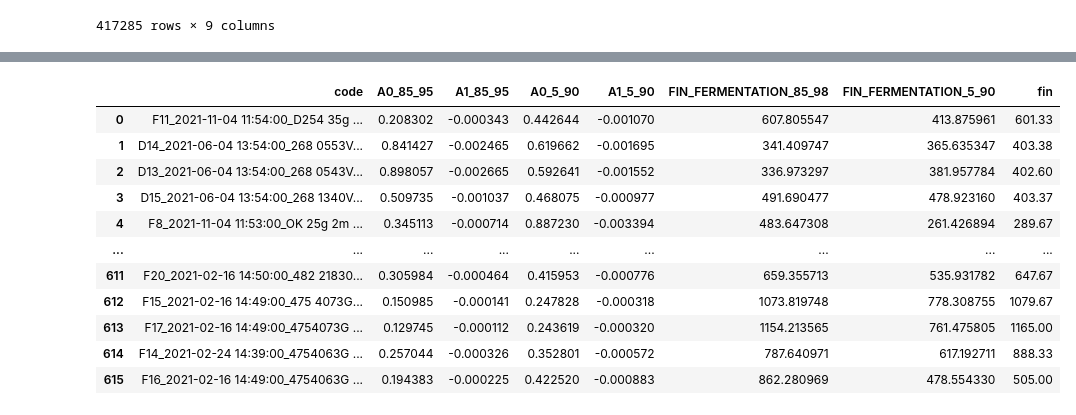
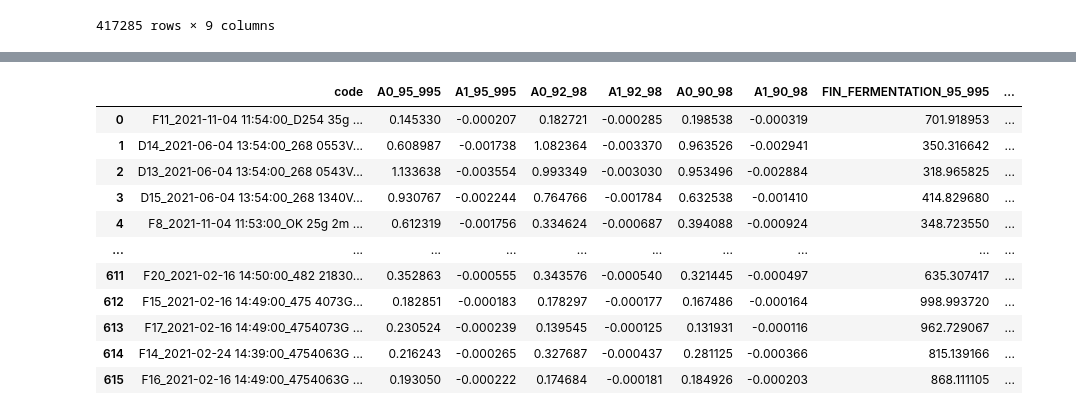
Before and after one commit to bigirimanainnocent12/Code, a Jupyter notebook: Fin_FERMA.ipynb, the cells around one changed output, grey strips where cells are left out. Saved outputs shown, nothing was run; the diff lists cells and outputs as text; code cells hidden in the pictures.

```diff
--- a/Fin_FERMA.ipynb
+++ b/Fin_FERMA.ipynb
@@ -56,9 +56,10 @@ for code in df['Code'].unique():
 
 DF = pd.DataFrame(resultats)
 # %%
-DF['Maxco2_85']=DF['max_co2']*0.85
-DF['Maxco2_98']=DF['max_co2']*0.97
-DF['Maxco2_5']=DF['max_co2']*0.5
-DF['Maxco2_90']=DF['max_co2']*0.9
+DF['Maxco2_95']=DF['max_co2']*0.95
+DF['Maxco2_98']=DF['max_co2']*0.98
+DF['Maxco2_92']=DF['max_co2']*0.92
+DF['Maxco2_995']=DF['max_co2']*0.995
+DF['Maxco2_90']=DF['max_co2']*0.90
 DF
 # %% [output]
@@ -78,49 +120,68 @@ DF
 # %%
 
 import statsmodels.formula.api as sm
 resul=[]
 for code in df['Code'].unique():
   data = df[df["Code"] == code]
   # Get the values as a single value instead of a Series
-  maxco2_90_value_85 = DF[DF["Code"] == code]["Maxco2_90"].iloc[0]
-  maxco2_95_value_98 = DF[DF["Code"] == code]["Maxco2_98"].iloc[0]
+  maxco2_value_95 = DF[DF["Code"] == code]["Maxco2_95"].iloc[0]
+  maxco2_value_995 = DF[DF["Code"] == code]["Maxco2_995"].iloc[0]
   #Now we compare using the single values instead of Series
-  datafil_85_98=data[(data['CO2'] >= maxco2_90_value_85) & (data['CO2'] <= maxco2_95_value_98)]
-  modele_85_98=sm.ols('V ~ Temps',data=datafil_85_98).fit()
-  A0_85_98=modele_85_98.params.Intercept
-  A1_85_98=modele_85_98.params.Temps
+  datafil_95_995=data[(data['CO2'] >= maxco2_value_95) & (data['CO2'] <= maxco2_value_995)]
+  modele_95_995=sm.ols('V ~ Temps',data=datafil_95_995).fit()
+  A0_95_995=modele_95_995.params.Intercept
+  A1_95_995=modele_95_995.params.Temps
 
-  maxco2_90_value_5 = DF[DF["Code"] == code]["Maxco2_5"].iloc[0]
-  maxco2_95_value_90 = DF[DF["Code"] == code]["Maxco2_90"].iloc[0]
+
+  maxco2_value_92 = DF[DF["Code"] == code]["Maxco2_92"].iloc[0]
+  maxco2_value_98 = DF[DF["Code"] == code]["Maxco2_98"].iloc[0]
   #Now we compare using the single values instead of Series
-  datafil_5_90=data[(data['CO2'] >= maxco2_90_value_5) & (data['CO2'] <= maxco2_95_value_90)]
-  modele_5_90=sm.ols('V ~ Temps',data=datafil_5_90).fit()
-  A0_5_90=modele_5_90.params.Intercept
-  A1_5_90=modele_5_90.params.Temps
+  datafil_92_98=data[(data['CO2'] >= maxco2_value_92) & (data['CO2'] <= maxco2_value_98)]
+  modele_92_98=sm.ols('V ~ Temps',data=datafil_92_98).fit()
+  A0_92_98=modele_92_98.params.Intercept
+  A1_92_98=modele_92_98.params.Temps
+
+
+
+
+  maxco2_value_90 = DF[DF["Code"] == code]["Maxco2_90"].iloc[0]
+  maxco2_value_98 = DF[DF["Code"] == code]["Maxco2_98"].iloc[0]
+  #Now we compare using the single values instead of Series
+  datafil_90_98=data[(data['CO2'] >= maxco2_value_90) & (data['CO2'] <= maxco2_value_98)]
+  modele_90_98=sm.ols('V ~ Temps',data=datafil_90_98).fit()
+  A0_90_98=modele_90_98.params.Intercept
+  A1_90_98=modele_90_98.params.Temps
+
+
+
+
 
   result = {
     'code':code,
-    'A0_85_95':float(A0_85_98),
-    'A1_85_95':float(A1_85_98),
-     'A0_5_90':float(A0_5_90),
-    'A1_5_90':float(A1_5_90),
-    'FIN_FERMENTATION_85_98':-float(A0_85_98)/float(A1_85_98),
-    'FIN_FERMENTATION_5_90':-float(A0_5_90)/float(A1_5_90),
-    'fin':data["Temps"].iloc[-1]
+    'A0_95_995':float(A0_95_995),
+    'A1_95_995':float(A1_95_995),
+    'A0_92_98':float(A0_92_98),
+    'A1_92_98':float(A1_92_98),
+    'A0_90_98':float(A0_90_98),
+    'A1_90_98':float(A1_90_98),
+    'FIN_FERMENTATION_95_995':-float(A0_95_995)/float(A1_95_995),
+    'FIN_FERMENTATION_92_98':-float(A0_92_98)/float(A1_92_98),
+    'FIN_FERMENTATION_90_98':-float(A0_90_98)/float(A1_90_98)
+
   }
   resul.append(result)
 DF2 = pd.DataFrame(resul)
 DF2
 # %% [output]
-|  | code | A0_85_95 | A1_85_95 | A0_5_90 | A1_5_90 | FIN_FERMENTATION_85_98 | FIN_FERMENTATION_5_90 | fin |
-| 0 | F11_2021-11-04 11:54:00_D254 35g ... | 0.208302 | -0.000343 | 0.442644 | -0.001070 | 607.805547 | 413.875961 | 601.33 |
-| 1 | D14_2021-06-04 13:54:00_268 0553V... | 0.841427 | -0.002465 | 0.619662 | -0.001695 | 341.409747 | 365.635347 | 403.38 |
-| 2 | D13_2021-06-04 13:54:00_268 0543V... | 0.898057 | -0.002665 | 0.592641 | -0.001552 | 336.973297 | 381.957784 | 402.60 |
-| 3 | D15_2021-06-04 13:54:00_268 1340V... | 0.509735 | -0.001037 | 0.468075 | -0.000977 | 491.690477 | 478.923160 | 403.37 |
-| 4 | F8_2021-11-04 11:53:00_OK 25g 2m ... | 0.345113 | -0.000714 | 0.887230 | -0.003394 | 483.647308 | 261.426894 | 289.67 |
-| ... | ... | ... | ... | ... | ... | ... | ... | ... |
-| 611 | F20_2021-02-16 14:50:00_482 21830... | 0.305984 | -0.000464 | 0.415953 | -0.000776 | 659.355713 | 535.931782 | 647.67 |
-| 612 | F15_2021-02-16 14:49:00_475 4073G... | 0.150985 | -0.000141 | 0.247828 | -0.000318 | 1073.819748 | 778.308755 | 1079.67 |
-| 613 | F17_2021-02-16 14:49:00_4754073G ... | 0.129745 | -0.000112 | 0.243619 | -0.000320 | 1154.213565 | 761.475805 | 1165.00 |
-| 614 | F14_2021-02-24 14:39:00_4754063G ... | 0.257044 | -0.000326 | 0.352801 | -0.000572 | 787.640971 | 617.192711 | 888.33 |
-| 615 | F16_2021-02-16 14:49:00_4754063G ... | 0.194383 | -0.000225 | 0.422520 | -0.000883 | 862.280969 | 478.554330 | 505.00 |
+|  | code | A0_95_995 | A1_95_995 | A0_92_98 | A1_92_98 | A0_90_98 | A1_90_98 | FIN_FERMENTATION_95_995 | ... |
+| 0 | F11_2021-11-04 11:54:00_D254 35g ... | 0.145330 | -0.000207 | 0.182721 | -0.000285 | 0.198538 | -0.000319 | 701.918953 | ... |
+| 1 | D14_2021-06-04 13:54:00_268 0553V... | 0.608987 | -0.001738 | 1.082364 | -0.003370 | 0.963526 | -0.002941 | 350.316642 | ... |
+| 2 | D13_2021-06-04 13:54:00_268 0543V... | 1.133638 | -0.003554 | 0.993349 | -0.003030 | 0.953496 | -0.002884 | 318.965825 | ... |
+| 3 | D15_2021-06-04 13:54:00_268 1340V... | 0.930767 | -0.002244 | 0.764766 | -0.001784 | 0.632538 | -0.001410 | 414.829680 | ... |
+| 4 | F8_2021-11-04 11:53:00_OK 25g 2m ... | 0.612319 | -0.001756 | 0.334624 | -0.000687 | 0.394088 | -0.000924 | 348.723550 | ... |
+| ... | ... | ... | ... | ... | ... | ... | ... | ... | ... |
+| 611 | F20_2021-02-16 14:50:00_482 21830... | 0.352863 | -0.000555 | 0.343576 | -0.000540 | 0.321445 | -0.000497 | 635.307417 | ... |
+| 612 | F15_2021-02-16 14:49:00_475 4073G... | 0.182851 | -0.000183 | 0.178297 | -0.000177 | 0.167486 | -0.000164 | 998.993720 | ... |
+| 613 | F17_2021-02-16 14:49:00_4754073G ... | 0.230524 | -0.000239 | 0.139545 | -0.000125 | 0.131931 | -0.000116 | 962.729067 | ... |
+| 614 | F14_2021-02-24 14:39:00_4754063G ... | 0.216243 | -0.000265 | 0.327687 | -0.000437 | 0.281125 | -0.000366 | 815.139166 | ... |
+| 615 | F16_2021-02-16 14:49:00_4754063G ... | 0.193050 | -0.000222 | 0.174684 | -0.000181 | 0.184926 | -0.000203 | 868.111105 | ... |
```
Also changed, not shown: parts of 8 cells of this notebook.
